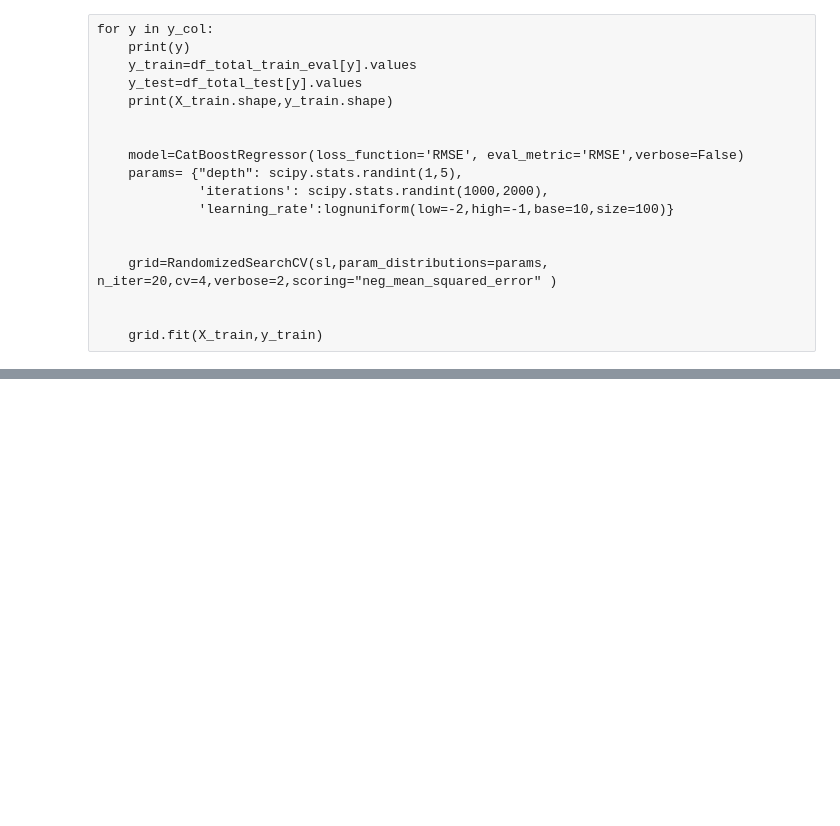
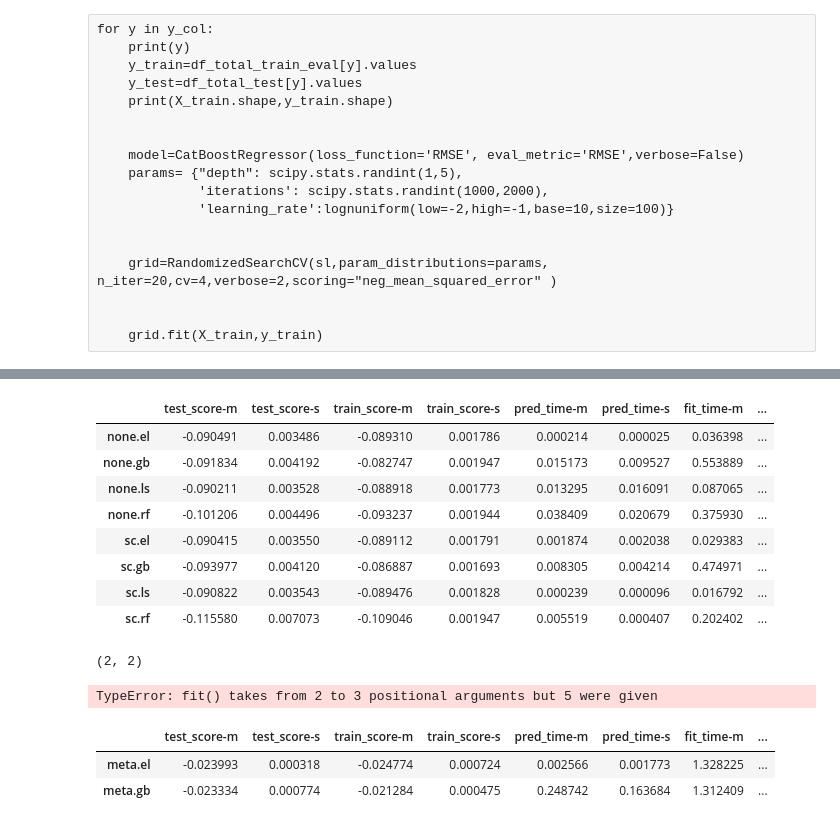
Before and after one commit to baruselli/kaggle_nomad, a Jupyter notebook: nomad2018.ipynb, the cells around one changed output, grey strips where cells are left out. Cells and saved outputs as stored; diff of their text form; code cells hidden in the pictures; blank space fills up the shorter version.

Commit message:
ensemble

```diff
--- a/nomad2018.ipynb
+++ b/nomad2018.ipynb
@@ -557,15 +800,0 @@ See the caveats in the documentation: http://pandas.pydata.org/pandas-docs/stabl
-# %%
-#ensemble = SuperLearner(folds=5, scorer=mse)
-#ensemble.add([xgb.XGBRegressor(), lgb.LGBMRegressor(n_estimators=30)])
-#ensemble.add_meta([LinearRegression()])
-
-evl = Evaluator(make_scorer(mlens.metrics.rmse), cv=5, shuffle=False)
-evl.fit(X_train, y_train, sl, {}, n_iter=1)
-
-
-scores_df['mlens'] = [mlens.metrics.rmse(y_train, ensemble.predict(X_train)),
-                      evl.summary['test_score_mean']['superlearner'],
-                      evl.summary['test_score_std']['superlearner'],
-                      mlens.metrics.rmse(y_test, ensemble.predict(X_test))]
-
-print_scores(scores_df, 'mlens')
@@ -592,0 +857,3 @@ for y in y_col:
+# %%
+ests=[(tag, model[0]) for tag,model in models.items()]
+params={tag:model[1] for tag,model in models.items() }
@@ -592,0 +955,23 @@ for y in y_col:
+# %%
+from sklearn.preprocessing import StandardScaler
+from mlens.model_selection import Evaluator
+assert(len(base_learners)==len(param_dicts_base))
+from sklearn.metrics import mean_absolute_error
+scorer = make_scorer(mean_absolute_error, greater_is_better=False)
+
+evl = Evaluator(
+    scorer,
+    cv=2,
+    random_state=SEED,
+    verbose=5,
+)
+
+
+
+evl.fit(
+    X_train, y_train,
+    estimators=base_learners,
+    param_dicts=param_dicts_base,
+    preprocessing={'sc': [StandardScaler()], 'none': []},
+    n_iter=2  # bump this up to do a larger grid search
+)
@@ -592,0 +988,12 @@ for y in y_col:
+# %%
+pd.DataFrame(evl.results)
+# %% [output]
+|  | test_score-m | test_score-s | train_score-m | train_score-s | pred_time-m | pred_time-s | fit_time-m | ... |
+| none.el | -0.090491 | 0.003486 | -0.089310 | 0.001786 | 0.000214 | 0.000025 | 0.036398 | ... |
+| none.gb | -0.091834 | 0.004192 | -0.082747 | 0.001947 | 0.015173 | 0.009527 | 0.553889 | ... |
+| none.ls | -0.090211 | 0.003528 | -0.088918 | 0.001773 | 0.013295 | 0.016091 | 0.087065 | ... |
+| none.rf | -0.101206 | 0.004496 | -0.093237 | 0.001944 | 0.038409 | 0.020679 | 0.375930 | ... |
+| sc.el | -0.090415 | 0.003550 | -0.089112 | 0.001791 | 0.001874 | 0.002038 | 0.029383 | ... |
+| sc.gb | -0.093977 | 0.004120 | -0.086887 | 0.001693 | 0.008305 | 0.004214 | 0.474971 | ... |
+| sc.ls | -0.090822 | 0.003543 | -0.089476 | 0.001828 | 0.000239 | 0.000096 | 0.016792 | ... |
+| sc.rf | -0.115580 | 0.007073 | -0.109046 | 0.001947 | 0.005519 | 0.000407 | 0.202402 | ... |
@@ -592,0 +1021,25 @@ for y in y_col:
+# %%
+len(meta_learners), len(param_dicts)
+# %% [output]
+(2, 2)
+# %%
+in_layer = SuperLearner(model_selection=True)
+in_layer.add(base_learners)
+
+preprocess = [in_layer]
+
+evl.fit(
+    X_train, y_train,
+    meta_learners,
+    param_dicts,
+#    preprocessing={'meta': preprocess},
+    n_iter=5                           # bump this up to do a larger grid search
+)
+# %% [output]
+TypeError: fit() takes from 2 to 3 positional arguments but 5 were given
+# %%
+pd.DataFrame(evl.results)
+# %% [output]
+|  | test_score-m | test_score-s | train_score-m | train_score-s | pred_time-m | pred_time-s | fit_time-m | ... |
+| meta.el | -0.023993 | 0.000318 | -0.024774 | 0.000724 | 0.002566 | 0.001773 | 1.328225 | ... |
+| meta.gb | -0.023334 | 0.000774 | -0.021284 | 0.000475 | 0.248742 | 0.163684 | 1.312409 | ... |
```
Also changed, not shown: parts of 32 cells of this notebook, 2 other files.
